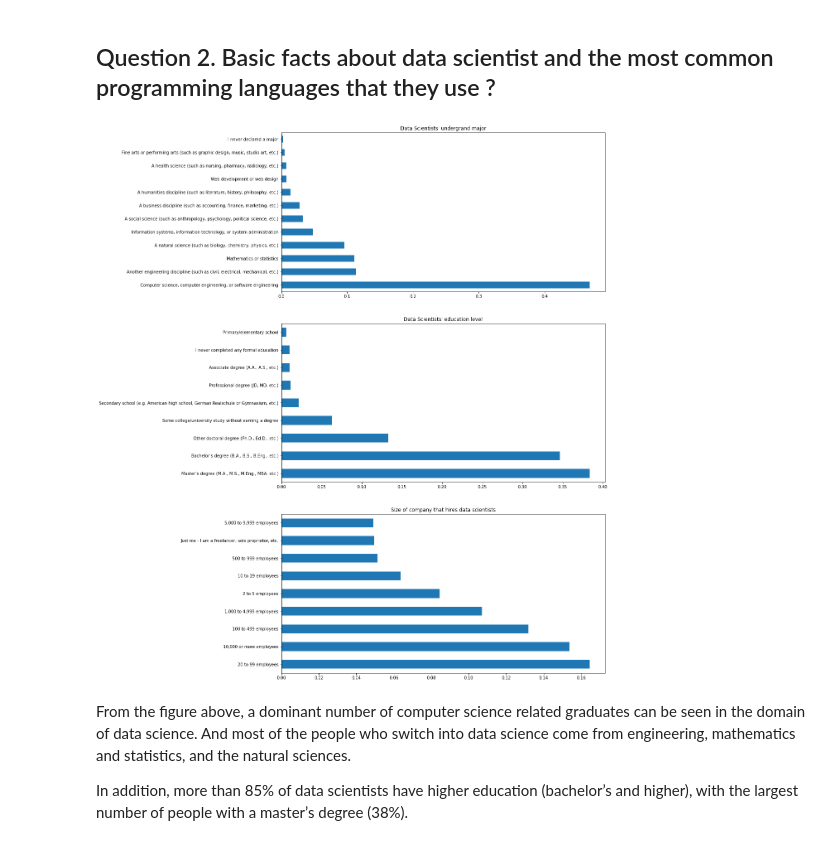
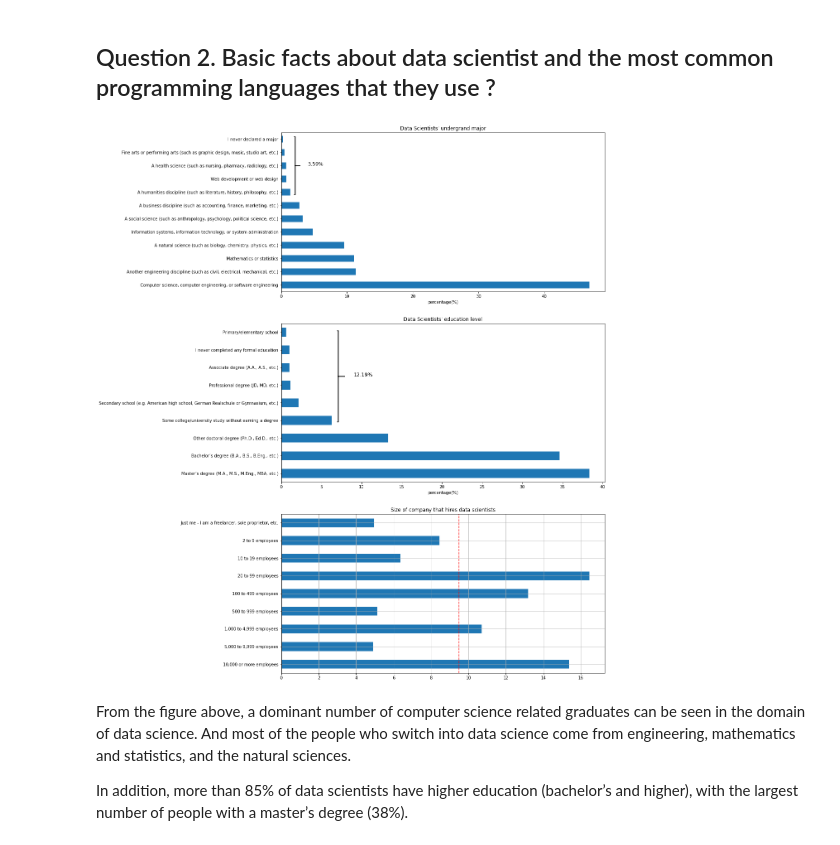
Before and after one commit to petitepepper/Stackoverflow-survey_analyse, a Jupyter notebook: stackoverflow_2020survey_analysis.ipynb, the cells around one changed output. Saved outputs shown, nothing was run; the diff lists cells and outputs as text; code cells hidden in the pictures.

```diff
--- a/stackoverflow_2020survey_analysis.ipynb
+++ b/stackoverflow_2020survey_analysis.ipynb
@@ -279,20 +306,54 @@ plt.show()
 Obviously, *Languages, frameworks and other technologies that developer uses* is the most common factor that influences job selection. The next three factors, which are also very frequent, are related to work environment and development opportunities. In contrast, the political and economic macro environment of a company, like *diversity*, *financial performance* or *funding status*, is less important in a developer’s career choice.
 # %% [markdown]
 ## Question 2. Basic facts about data scientist and the most common programming languages that they use ?
-# %%
-n = df_DS.shape[0]
-
-# Basic Facts about data scientists
-plt.figure(figsize=(14,24))
-plt.subplot(3,1,1)
-(df_DS["UndergradMajor"].value_counts()/n).plot(kind="barh",title="Data Scientists' undergrand major")
-plt.subplot(3,1,2)
-(df_DS["EdLevel"].value_counts()/n).plot(kind="barh",title="Data Scientists' education level")
-plt.subplot(3,1,3)
-(df_DS["OrgSize"].value_counts()/n).plot(kind="barh",title="Size of company that hires data scientists")
-plt.show()
-# %% [output]
-[figure, removed]
+# %%
+n = df_DS.shape[0]
+
+# Basic Facts about data scientists
+plt.figure(figsize=(14,24))
+
+plt.subplot(3,1,1)
+ax1 = plt.gca()
+s_major = df_DS["UndergradMajor"].value_counts()/n*100
+s_major.plot(kind="barh",title="Data Scientists' undergrand major",ax=ax1)
+ax1.set_xlabel("percentage(%)")
+# calculate the percentage of last 5 major
+last_5 = s_major.iloc[-5:].sum()
+ax1.annotate(f"{last_5:.2f}%",xy=(4,9),fontsize=12,)
+ax1.annotate("", xy=(3,9),   # the centre of "]"
+             xytext=(2, 9),  # the right end of "-"
+             xycoords='data',
+             arrowprops=dict(arrowstyle=']-,widthA=7',lw=2.0)
+             )
+
+
+plt.subplot(3,1,2)
+ax2 = plt.gca()
+s_edlevel = df_DS["EdLevel"].value_counts()/n*100
+s_edlevel.plot(kind="barh",title="Data Scientists' education level",ax=ax2)
+ax2.set_xlabel("percentage(%)")
+# calculate the percentage of last 6 education level
+last_6 = s_edlevel.iloc[-6:].sum()
+ax2.annotate(f"{last_6:.2f}%",xy=(9,5.5),fontsize=12,)
+ax2.annotate("", xy=(8,5.5),  # the centre of "]"
+             xytext=(7,5.5), # the right end of "-"
+             xycoords='data',
+             arrowprops=dict(arrowstyle=']-,widthA=11',lw=2.0)
+             )
+
+
+plt.subplot(3,1,3)
+ax3 = plt.gca()
+s_orgsize = df_DS["OrgSize"].value_counts()/n*100
+reindex = ["10,000 or more employees","5,000 to 9,999 employees","1,000 to 4,999 employees","500 to 999 employees",
+        "100 to 499 employees","20 to 99 employees","10 to 19 employees","2 to 9 employees","Just me - I am a freelancer, sole proprietor, etc."]
+s_orgsize = s_orgsize.reindex(reindex) # reset the order of index
+s_orgsize.plot(kind="barh",title="Size of company that hires data scientists",grid=True,ax=ax3)
+avg_ds = s_orgsize.mean()
+ax3.axvline(x=avg_ds,c='red',linestyle="--",alpha=0.8) #Add average line
+plt.show()
+# %% [output]
+[figure, added]
 # %% [markdown]
 From the figure above, a dominant number of computer science related graduates can be seen in the domain of data science. And most of the people who switch into data science come from engineering, mathematics and statistics, and the natural sciences.
 
```
Also changed, not shown: parts of 4 cells of this notebook.
